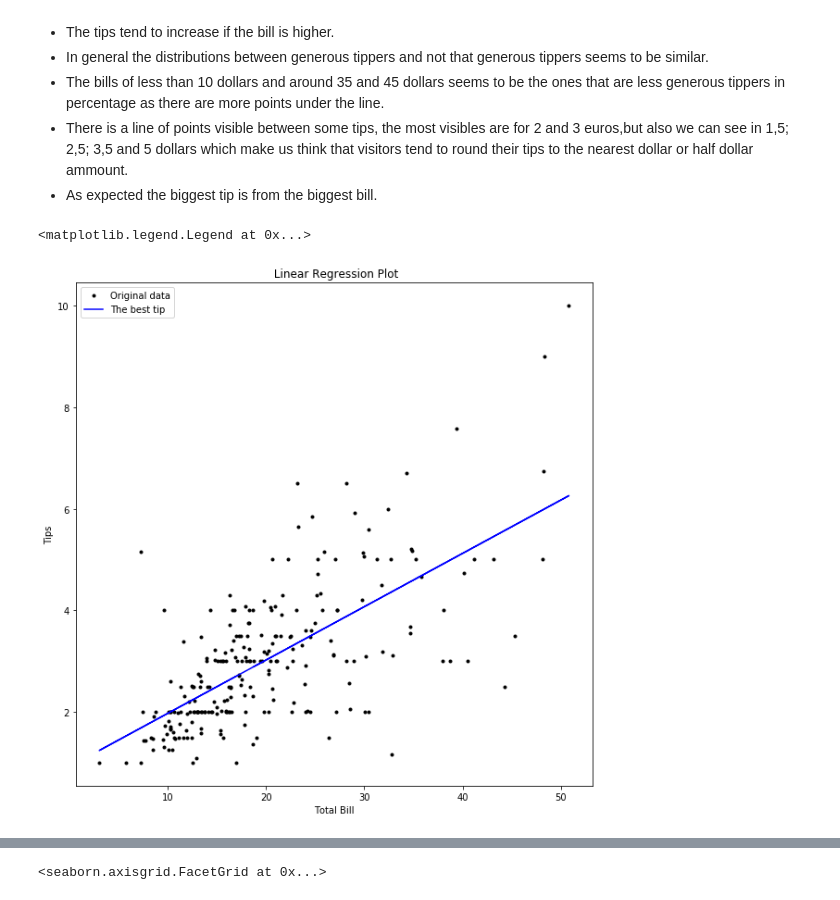
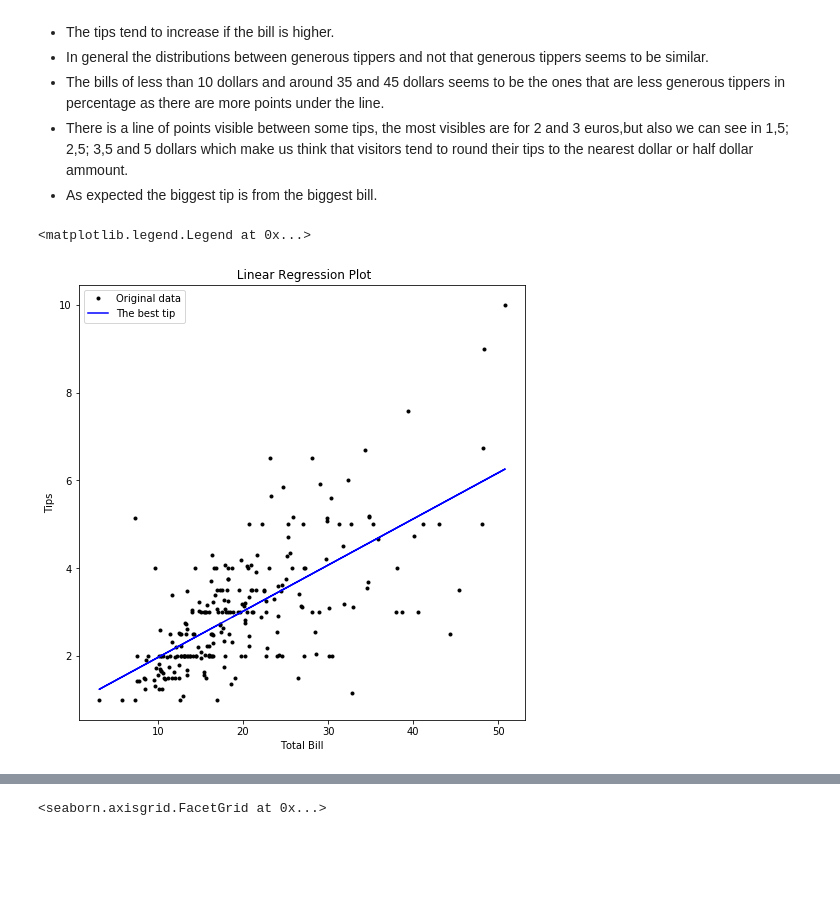
Before and after one commit to Katylub/Fundamentals-Project, a Jupyter notebook: Fundamentals-Project-Jupyter.ipynb, the cells around one changed output, grey strips where cells are left out. Drawn from its saved outputs; the diff is of its cells as text; code cells hidden in the pictures; blank space fills up the shorter version.

```diff
--- a/Fundamentals-Project-Jupyter.ipynb
+++ b/Fundamentals-Project-Jupyter.ipynb
@@ -266,13 +266,13 @@ In the plot below, we can see the best fit line between the total bill and the t
 - There is a line of points visible between some tips, the most visibles are for 2 and 3 euros,but also we can see in 1,5; 2,5; 3,5 and 5 dollars which make us think that visitors tend to round their tips to the nearest dollar or half dollar ammount.
 - As expected the biggest tip is from the biggest bill.
 # %%
-plt.figure(figsize=(10,10))
+plt.figure(figsize=(8,8))
 plt.plot (tb,ta,'k.',label='Original data')
 plt.plot (tb, m*tb+c,'b-', label='The best tip')
 plt.xlabel('Total Bill')
 plt.ylabel('Tips')
 plt.title(" Linear Regression Plot")
 plt.legend()
 # %% [output]
 <matplotlib.legend.Legend at 0x...>
-[figure, old version]
+[figure, new version]
```
Also changed, not shown: parts of 3 cells of this notebook.
